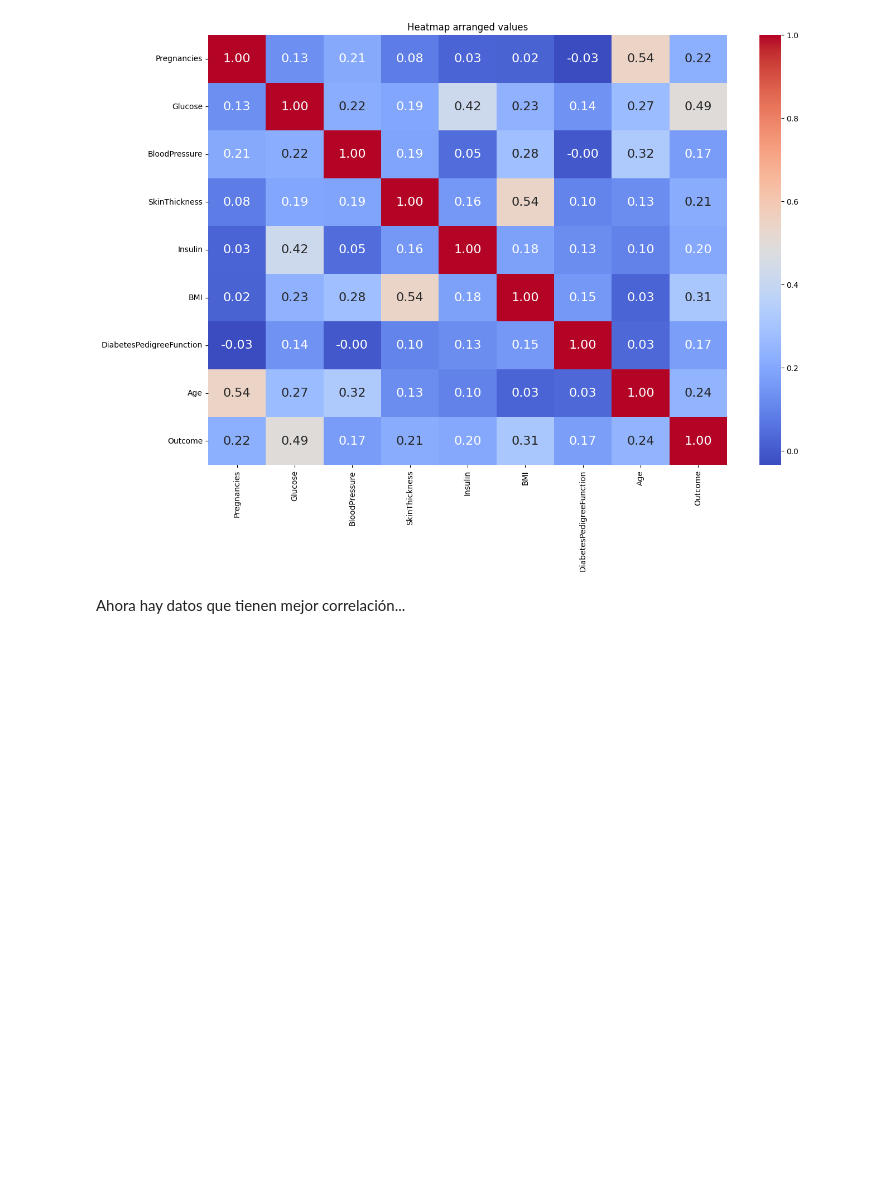
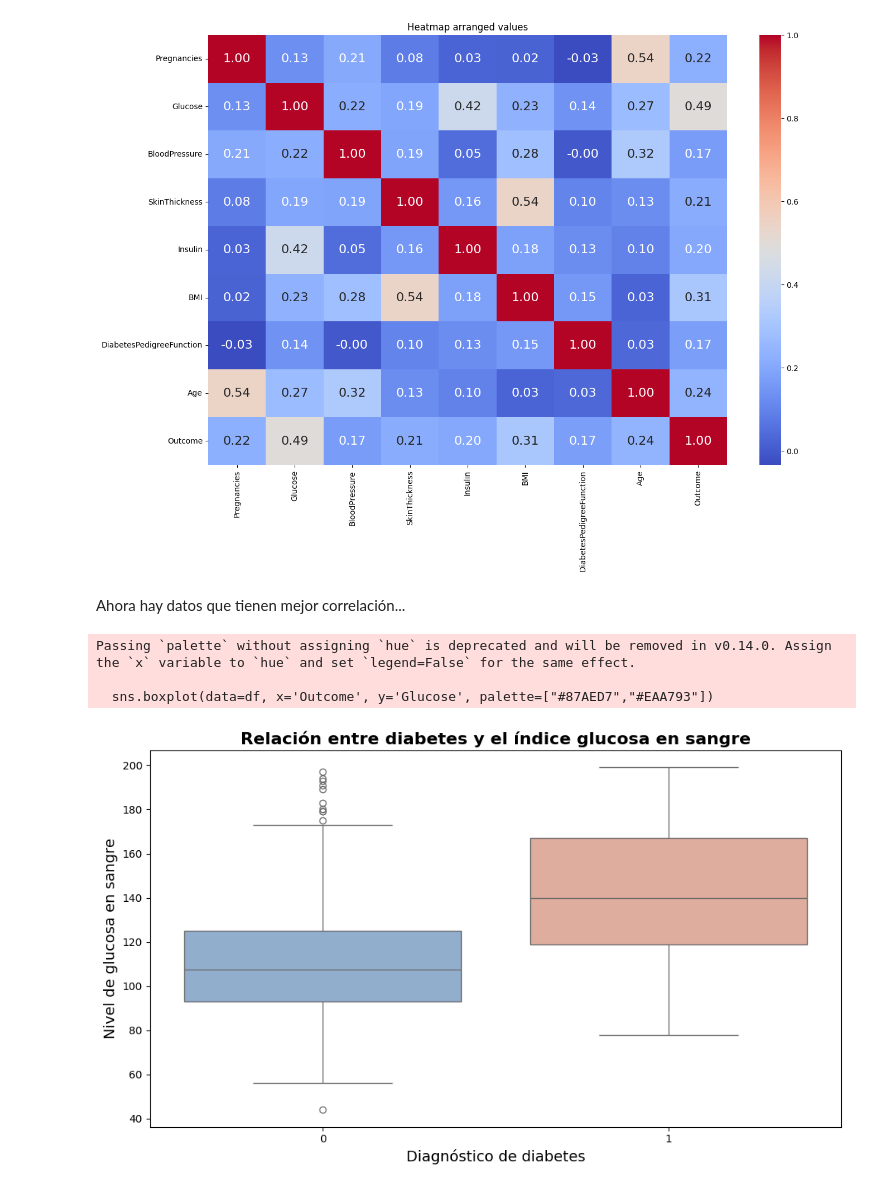
Before and after one commit to 4GeeksAcademy/Leonel_Ponce_decisions_tree, a Jupyter notebook: src/explore.ipynb, the cells around one changed output. Cells and saved outputs as stored; diff of their text form; code cells hidden in the pictures; blank space fills up the shorter version.

```diff
--- a/src/explore.ipynb
+++ b/src/explore.ipynb
@@ -123,3 +124,17 @@ plt.show()
 [figure]
 # %% [markdown]
 Ahora hay datos que tienen mejor correlación...
+# %%
+#Con un gráfico de bloxplot mostramos una relación entre la diabetes y el índice de glucosa en sangre
+plt.figure(figsize=(10, 6))
+sns.boxplot(data=df, x='Outcome', y='Glucose', palette=["#87AED7","#EAA793"])
+plt.title("Relación entre diabetes y el índice glucosa en sangre", fontsize=16, fontweight='bold')
+plt.xlabel("Diagnóstico de diabetes", fontsize=14)
+plt.ylabel("Nivel de glucosa en sangre", fontsize=14)
+plt.tight_layout()
+plt.show()
+# %% [output]
+Passing `palette` without assigning `hue` is deprecated and will be removed in v0.14.0. Assign the `x` variable to `hue` and set `legend=False` for the same effect.
+
+  sns.boxplot(data=df, x='Outcome', y='Glucose', palette=["#87AED7","#EAA793"])
+[figure, added]
```
Also changed, not shown: parts of 17 cells of this notebook, 7 other files.
